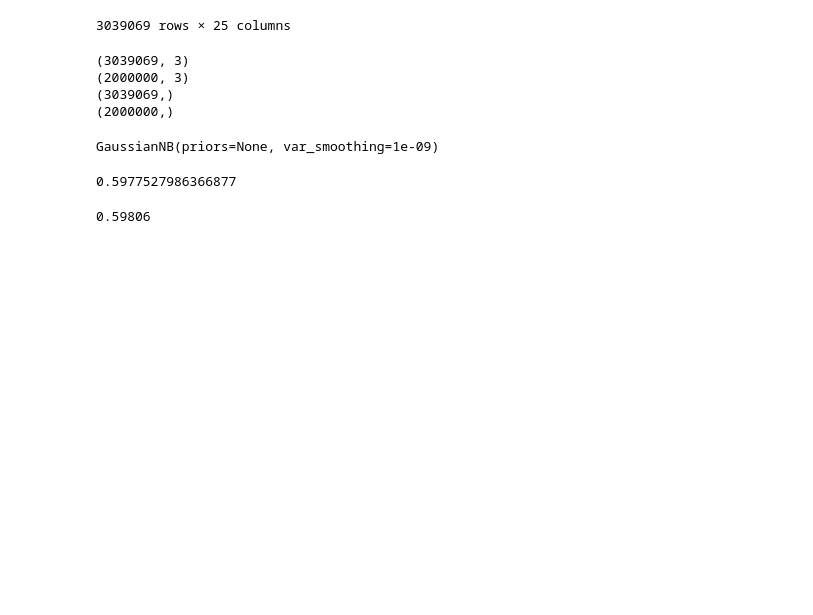
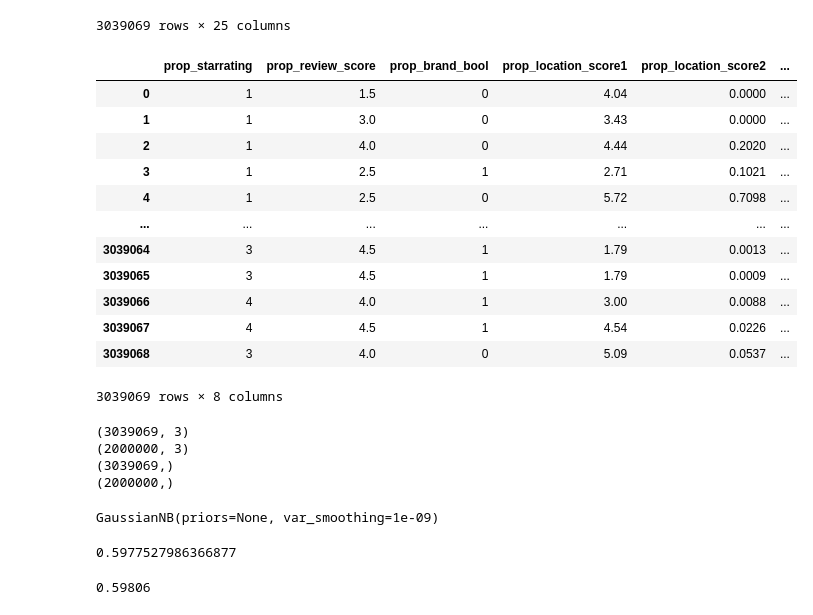
Before and after one commit to minjae705/Hotel_StarRating_Prediction, a Jupyter notebook: NB.ipynb, the cells around one changed output. Drawn from its saved outputs; the diff is of its cells as text; code cells hidden in the pictures; blank space fills up the shorter version.

```diff
--- a/NB.ipynb
+++ b/NB.ipynb
@@ -46,6 +47,22 @@ df_train
 | 3039067 | 665566 | 2013-05-16 13:43:31 | 24 | 219 | 0.0 | 0.0 | ... |
 | 3039068 | 665566 | 2013-05-16 13:43:31 | 24 | 219 | 0.0 | 0.0 | ... |
 3039069 rows × 25 columns
+# %%
+df_train.iloc[:,8:16]
+# %% [output]
+|  | prop_starrating | prop_review_score | prop_brand_bool | prop_location_score1 | prop_location_score2 | ... |
+| 0 | 1 | 1.5 | 0 | 4.04 | 0.0000 | ... |
+| 1 | 1 | 3.0 | 0 | 3.43 | 0.0000 | ... |
+| 2 | 1 | 4.0 | 0 | 4.44 | 0.2020 | ... |
+| 3 | 1 | 2.5 | 1 | 2.71 | 0.1021 | ... |
+| 4 | 1 | 2.5 | 0 | 5.72 | 0.7098 | ... |
+| ... | ... | ... | ... | ... | ... | ... |
+| 3039064 | 3 | 4.5 | 1 | 1.79 | 0.0013 | ... |
+| 3039065 | 3 | 4.5 | 1 | 1.79 | 0.0009 | ... |
+| 3039066 | 4 | 4.0 | 1 | 3.00 | 0.0088 | ... |
+| 3039067 | 4 | 4.5 | 1 | 4.54 | 0.0226 | ... |
+| 3039068 | 3 | 4.0 | 0 | 5.09 | 0.0537 | ... |
+3039069 rows × 8 columns
 # %%
 X_train = np.array(df_train.iloc[:, [9,11,13]])
 X_test = np.array(df_test.iloc[:, [9,11,13]])
```
Also changed, not shown: parts of 19 cells of this notebook.
